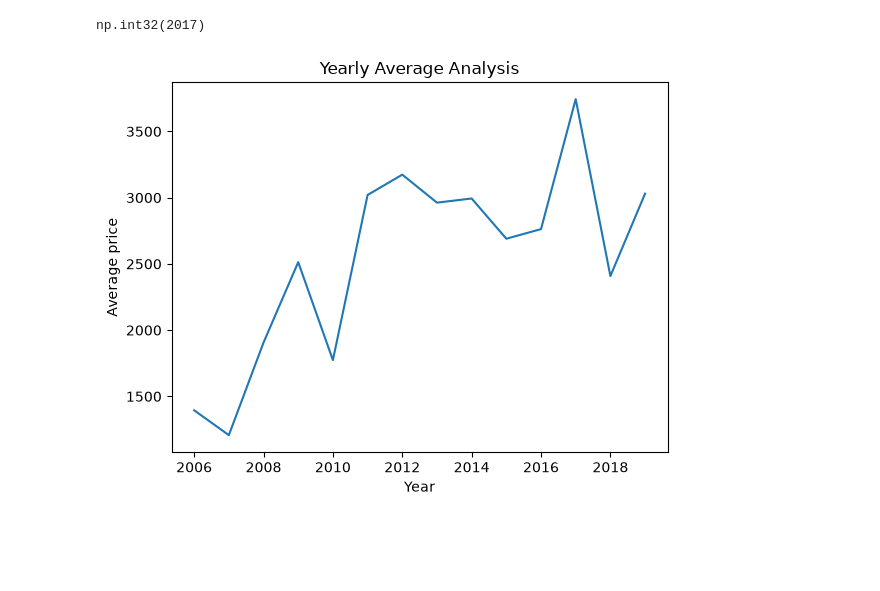
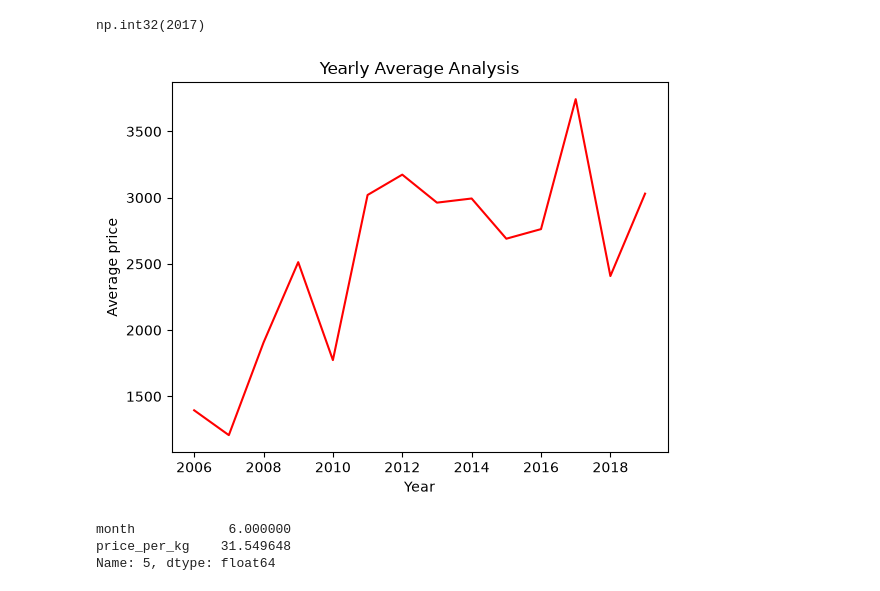
Before and after one commit to NantegeJosephine/Kenya-market-analysis, a Jupyter notebook: analysis.ipynb, the cells around one changed output. Cells and saved outputs as stored; diff of their text form; code cells hidden in the pictures; blank space fills up the shorter version.

```diff
--- a/analysis.ipynb
+++ b/analysis.ipynb
@@ -268,10 +268,10 @@ yearly_avg.loc[yearly_avg["avg_price_kes"].idxmax(),'year']
 # %% [output]
 np.int32(2017)
 # %%
-plt.plot(yearly_avg["year"], yearly_avg["avg_price_kes"])
+plt.plot(yearly_avg["year"], yearly_avg["avg_price_kes"], color = "red")
 plt.xlabel("Year")
 plt.ylabel("Average price")
 plt.title("Yearly Average Analysis")
 plt.show()
 # %% [output]
-[figure, old version]
+[figure, new version]
@@ -277,0 +288,18 @@ plt.show()
+# %%
+# In which month is wholesale maize cheapest on average, and in which is it dearest?
+#filtering
+maize_wholesale = df[(df['commodity'] == 'Maize') & (df['price_type'] == 'Wholesale')].copy()
+
+#group by month and get the average price per kg
+monthly_avg = maize_wholesale.groupby('month')['price_per_kg'].mean().reset_index()
+
+# Sort to see cheapest and dearest
+monthly_avg_sorted = monthly_avg.sort_values('price_per_kg')
+
+# cheapest and dearest
+cheapest = monthly_avg.loc[monthly_avg['price_per_kg'].idxmin()]
+dearest = monthly_avg.loc[monthly_avg['price_per_kg'].idxmax()]
+# %% [output]
+month            6.000000
+price_per_kg    31.549648
+Name: 5, dtype: float64
```
Also changed, not shown: parts of 4 cells of this notebook.
